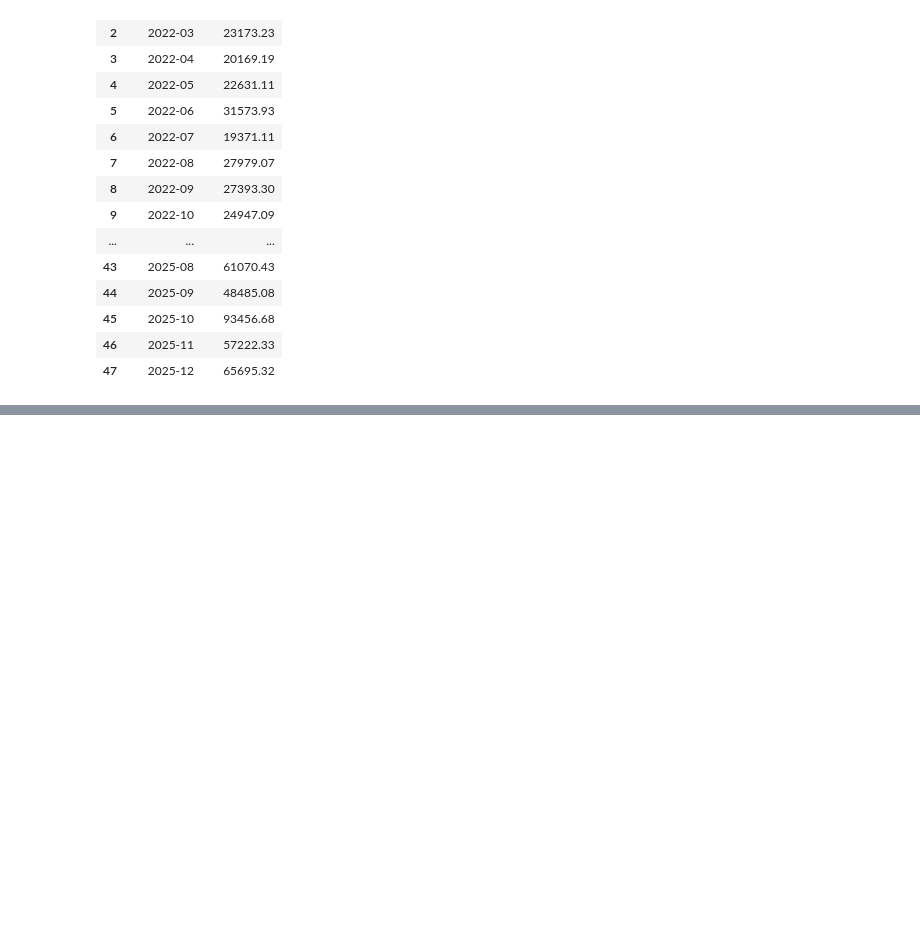
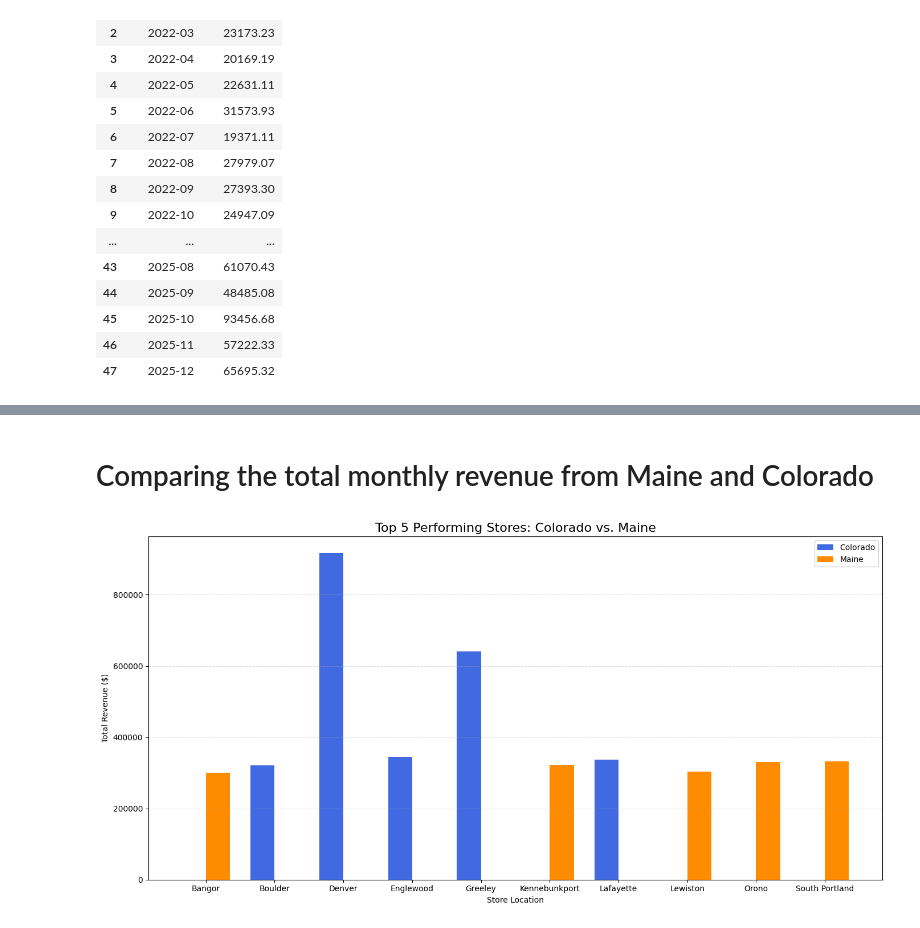
Before and after one commit to Lpoul/Capstone2, a Jupyter notebook: Poulson_sales_analysis.ipynb, the cells around one changed output, grey strips where cells are left out. Cells and saved outputs as stored; diff of their text form; code cells hidden in the pictures; blank space fills up the shorter version.

Commit message:
Sales Analysis

```diff
--- a/Poulson_sales_analysis.ipynb
+++ b/Poulson_sales_analysis.ipynb
@@ -319,0 +435,36 @@ maine_revenue = maine_revenue.sort_values(["year_month", "categoryid"])
+# %% [markdown]
+# Comparing the total monthly revenue from Maine and Colorado
+# %%
+colorado_top5_stores = (colorado_sales.groupby("store_location")["sale_amount"].sum().reset_index().sort_values("sale_amount", ascending=False).head(5))
+maine_top5_stores = (maine_sales.groupby("store_location")["sale_amount"].sum().reset_index().sort_values("sale_amount", ascending=False).head(5))
+
+colorado_clean = colorado_top5_stores.rename(columns={"sale_amount": "Colorado"})
+maine_clean = maine_top5_stores.rename(columns={"sale_amount": "Maine"})
+
+combined_stores = colorado_clean.merge(maine_clean, on="store_location", how="outer").fillna(0)
+
+
+stores = combined_stores["store_location"]
+colorado_values = combined_stores["Colorado"].to_numpy()
+maine_values = combined_stores["Maine"].to_numpy()
+
+x = np.arange(len(stores))
+width = 0.35
+
+plt.figure(figsize=(14, 7))
+
+bars_colorado = plt.bar(x - width/2, colorado_values, width, label="Colorado", color="royalblue")
+bars_maine = plt.bar(x + width/2, maine_values, width, label="Maine", color="darkorange")
+
+plt.title("Top 5 Performing Stores: Colorado vs. Maine", fontsize=16)
+plt.xlabel("Store Location")
+plt.ylabel("Total Revenue ($)")
+plt.xticks(x, stores)
+
+
+plt.legend()
+plt.grid(axis="y", linestyle="--", alpha=0.4)
+plt.tight_layout()
+plt.show()
+# %% [output]
+[figure, added]
```
Also changed, not shown: parts of 23 cells of this notebook.
